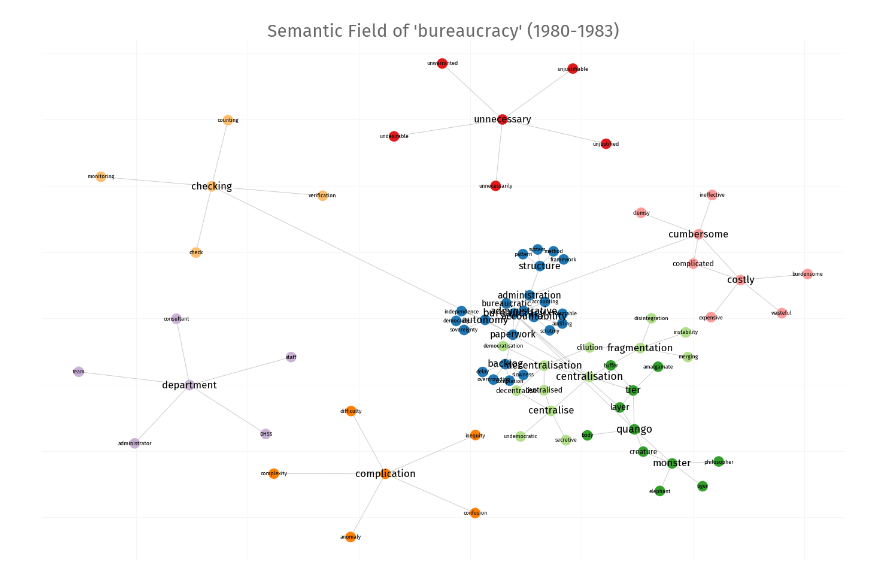
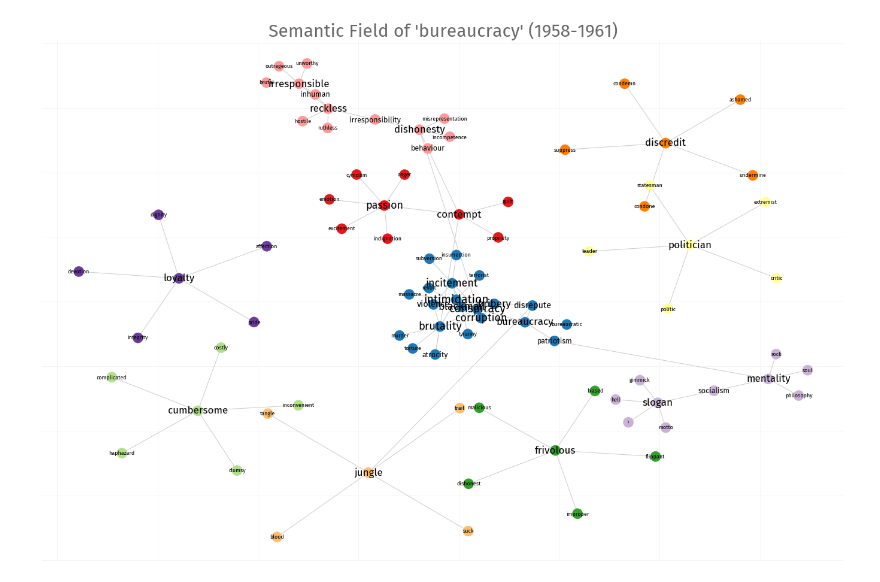
Before and after one commit to rubenros1795/CrisisBureaucracy, a Jupyter notebook: code/inspect-embeddings.ipynb, the cells around one changed output. Cells and saved outputs as stored; diff of their text form; code cells hidden in the pictures.

Commit message:
custom vocab classification

```diff
--- a/code/inspect-embeddings.ipynb
+++ b/code/inspect-embeddings.ipynb
@@ -61,20 +61,21 @@ def mss(model1,model2,word,k=25):
 # plt.legend(["Labour","Conservative"],fontsize=20)
 # plt.xlabel('Years (Two Year Sliding Window)',labelpad=20)
 # %%
-# def top_words_table(sorted_fns,word,iter_=1,topn=15):
-#     d = pd.DataFrame()
+def top_words_table(years,word,topn=15):
+    d = pd.DataFrame()
 
-#     for c in list(range(0,len(sorted_fns),iter_)):
-#         mc = KeyedVectors.load_word2vec_format(lf[c],binary=True)
-#         if word in set(mc.wv.vocab):
-#             ms = mc.wv.most_similar(word,topn=topn)
-#             ms = [x[0] for x in ms]
-#             d[lf[c][-23:-14]] = ms
-#         else:
-#             continue
-#     return d
-# df = top_words_table(lf,"bureaucracy_conservative",iter_=3,topn=25)
-# df.to_csv('/home/ruben/Documents/GitHub/CrisisBureaucracy/results/tables/w2v-topterms-bureaucracy_marked-iter3-topn25.csv',index=False)
+    for year in years:
+        mc = KeyedVectors.load_word2vec_format(f'/media/ruben/Elements/PhD/casebureaucracy/w2v-models/{year}-{year+3}-w14-unstamped-model.bin',binary=True)
+        if word in set(mc.wv.vocab):
+            ms = mc.wv.most_similar(word,topn=topn)
+            ms = [x[0] for x in ms]
+            d[f"{year}-{year+3}"] = ms
+        else:
+            continue
+    return d
+
+df = top_words_table(list(range(1958,1983,3)),"bureaucracy",topn=15)
+df.to_csv('/home/ruben/Documents/GitHub/CrisisBureaucracy/results/tables/w2v-topterms-bureaucracy-topn15.csv',index=False)
 # %%
 # def plot_similarity(word1,word2,lf):
 #     d = []
@@ -102,7 +103,7 @@ def GetNetwork(model, word, n):
 sns.set(font='Fira Sans, Bold',rc={'axes.axisbelow': True,'axes.edgecolor': 'lightgrey','axes.facecolor': 'None', 'axes.grid': True,'grid.color':'whitesmoke','axes.labelcolor':'black','axes.spines.top': True,'figure.facecolor': 'white','lines.solid_capstyle': 'round','patch.edgecolor': 'w','patch.force_edgecolor': True,'text.color': 'dimgrey','xtick.bottom': False,'xtick.color': 'dimgrey','xtick.direction': 'out','xtick.top': False,'ytick.color': 'dimgrey','ytick.direction': 'out','ytick.left': False, 'ytick.right': False})
 
 def plot_(word,year,number_most_similar=5,iterations=95,k=0.15,figsize=(24,16)):
-    mo = KeyedVectors.load_word2vec_format(f'/home/ruben/Documents/GitHub/CrisisBureaucracy/results/w2v-models/{year}-{year+3}-w14-unstamped-model.bin',binary=True)
+    mo = KeyedVectors.load_word2vec_format(f'/media/ruben/Elements/PhD/casebureaucracy/w2v-models/{year}-{year+3}-w14-unstamped-model.bin',binary=True)
     df = GetNetwork(mo,word,number_most_similar)
     g = nx.from_pandas_edgelist(df, source='source', target='target')
     targets = list(df.target.unique())
@@ -146,6 +147,6 @@ def plot_(word,year,number_most_similar=5,iterations=95,k=0.15,figsize=(24,16)):
     plt.savefig(f'/home/ruben/Documents/GitHub/CrisisBureaucracy/results/plots/semanticfield-{word}-{year}_{year+3}.png',dpi=300,bbox_inches='tight')
     plt.show()
 # %%
-plot_('bureaucracy',1980,k=0.3,figsize=(24,16))
+plot_('bureaucracy',1958,k=1.5,figsize=(24,16),number_most_similar=5,iterations=65)
 # %% [output]
-[figure, old version]
+[figure, new version]
```
Also changed, not shown: parts of 5 cells of this notebook, 24 other files.
